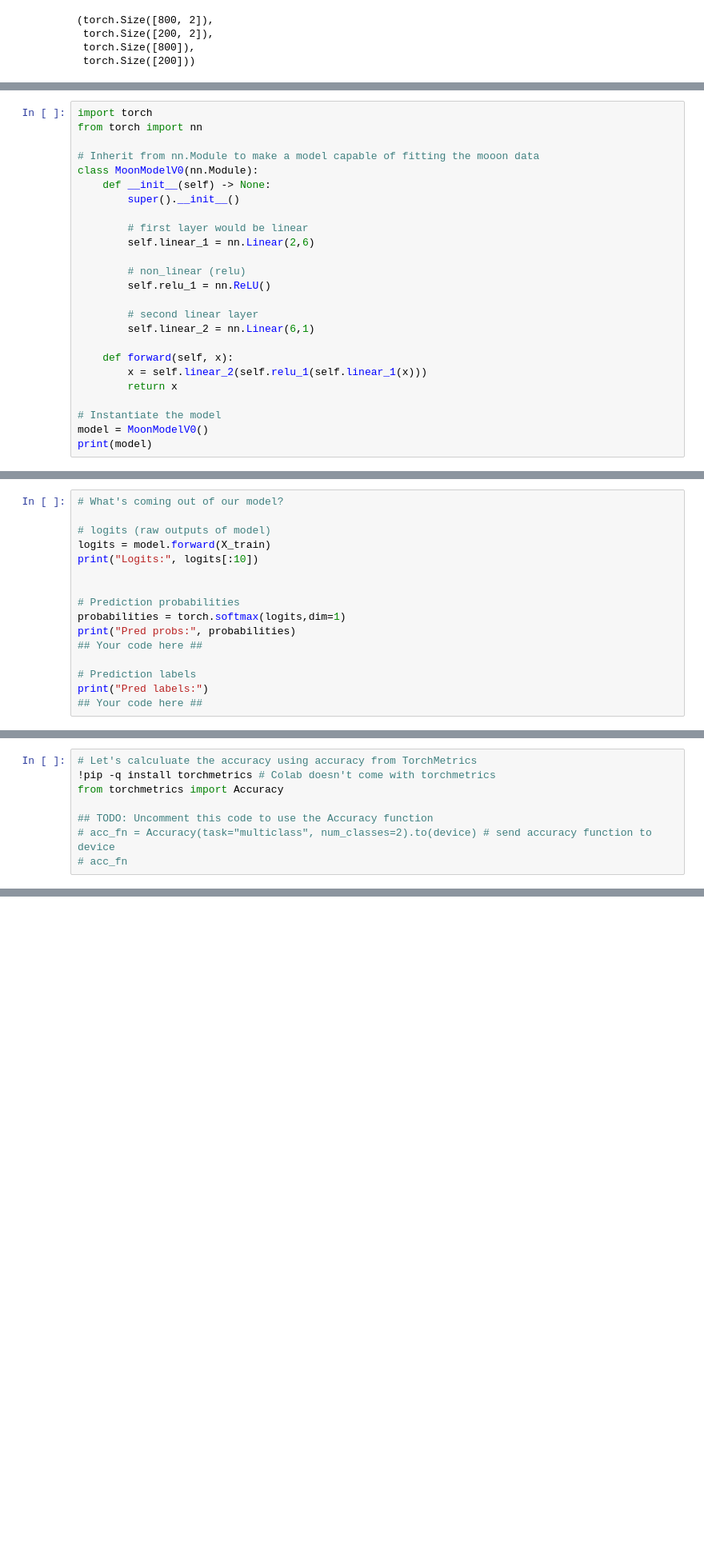
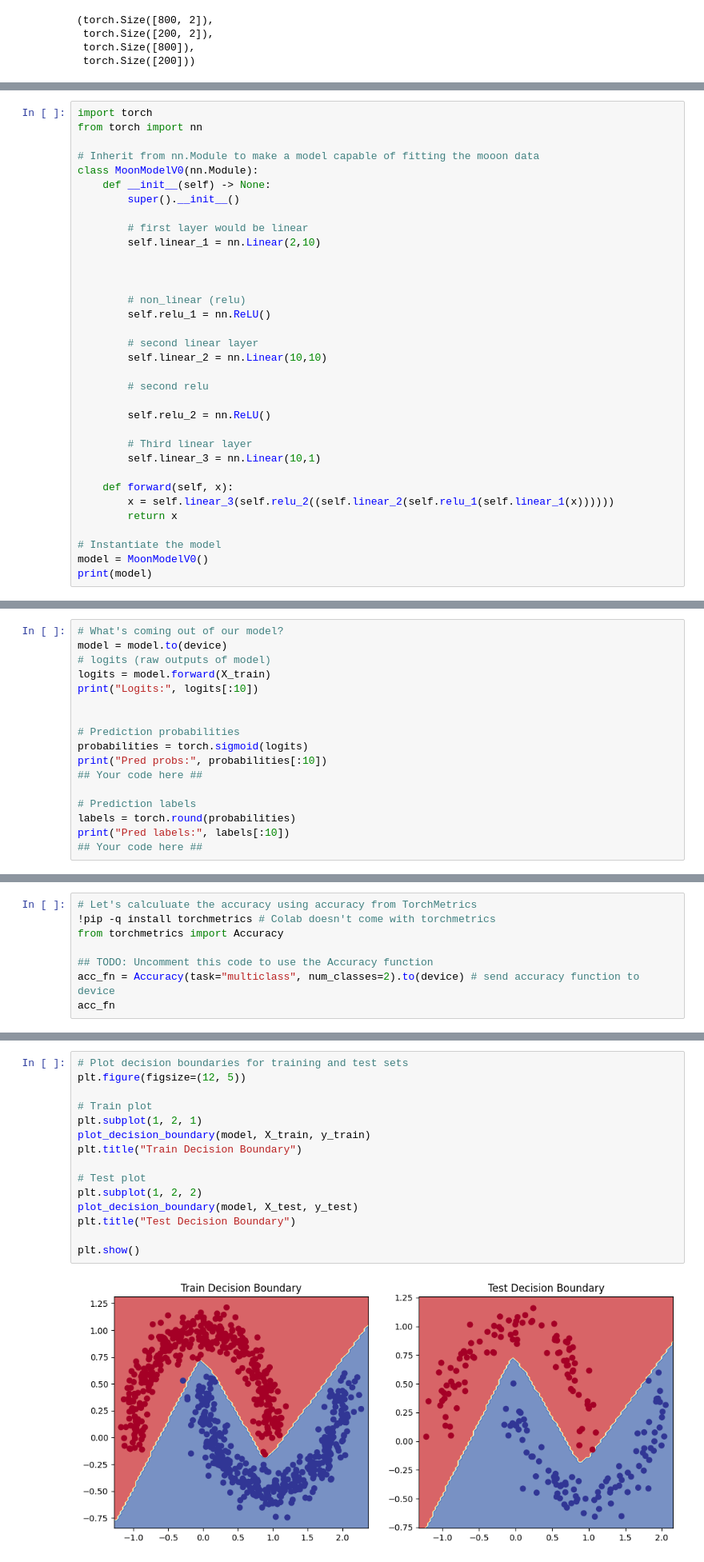
Before and after one commit to waddahadel/Assignment-1-EML, a Jupyter notebook: extras/exercises/02_pytorch_classification_exercises.ipynb, the cells around one changed output, grey strips where cells are left out. Shown at 80% size. Cells and saved outputs as stored; diff of their text form; blank space fills up the shorter version.

```diff
--- a/extras/exercises/02_pytorch_classification_exercises.ipynb
+++ b/extras/exercises/02_pytorch_classification_exercises.ipynb
@@ -122,16 +122,25 @@ class MoonModelV0(nn.Module):
         super().__init__()
 
         # first layer would be linear
-        self.linear_1 = nn.Linear(2,6)
+        self.linear_1 = nn.Linear(2,10)
+
+
 
         # non_linear (relu)
         self.relu_1 = nn.ReLU()
 
         # second linear layer
-        self.linear_2 = nn.Linear(6,1)
+        self.linear_2 = nn.Linear(10,10)
+
+        # second relu
+
+        self.relu_2 = nn.ReLU()
+
+        # Third linear layer
+        self.linear_3 = nn.Linear(10,1)
 
     def forward(self, x):
-        x = self.linear_2(self.relu_1(self.linear_1(x)))
+        x = self.linear_3(self.relu_2((self.linear_2(self.relu_1(self.linear_1(x))))))
         return x
 
 # Instantiate the model
@@ -163,18 +174,19 @@ optimizer = torch.optim.SGD(
   * The training loop should output progress every 10 epochs of the model's training and test set loss and accuracy.
 # %%
 # What's coming out of our model?
-
+model = model.to(device)
 # logits (raw outputs of model)
 logits = model.forward(X_train)
 print("Logits:", logits[:10])
 
 
 # Prediction probabilities
-probabilities = torch.softmax(logits,dim=1)
-print("Pred probs:", probabilities)
+probabilities = torch.sigmoid(logits)
+print("Pred probs:", probabilities[:10])
 ## Your code here ##
 
 # Prediction labels
-print("Pred labels:")
+labels = torch.round(probabilities)
+print("Pred labels:", labels[:10])
 ## Your code here ##
 # %% [output]
@@ -201,5 +213,5 @@ Pred labels:
 from torchmetrics import Accuracy
 
 ## TODO: Uncomment this code to use the Accuracy function
-# acc_fn = Accuracy(task="multiclass", num_classes=2).to(device) # send accuracy function to device
-# acc_fn
+acc_fn = Accuracy(task="multiclass", num_classes=2).to(device) # send accuracy function to device
+acc_fn
@@ -297,3 +326,20 @@ def plot_decision_boundary(model, X, y):
+# %%
+# Plot decision boundaries for training and test sets
+plt.figure(figsize=(12, 5))
+
+# Train plot
+plt.subplot(1, 2, 1)
+plot_decision_boundary(model, X_train, y_train)
+plt.title("Train Decision Boundary")
+
+# Test plot
+plt.subplot(1, 2, 2)
+plot_decision_boundary(model, X_test, y_test)
+plt.title("Test Decision Boundary")
+
+plt.show()
+# %% [output]
+[figure, added]
 # %% [markdown]
 ## 6. Replicate the Tanh (hyperbolic tangent) activation function in pure PyTorch.
   * Feel free to reference the [ML cheatsheet website](https://ml-cheatsheet.readthedocs.io/en/latest/activation_functions.html#tanh) for the formula.
```
Also changed, not shown: parts of 6 cells of this notebook.
